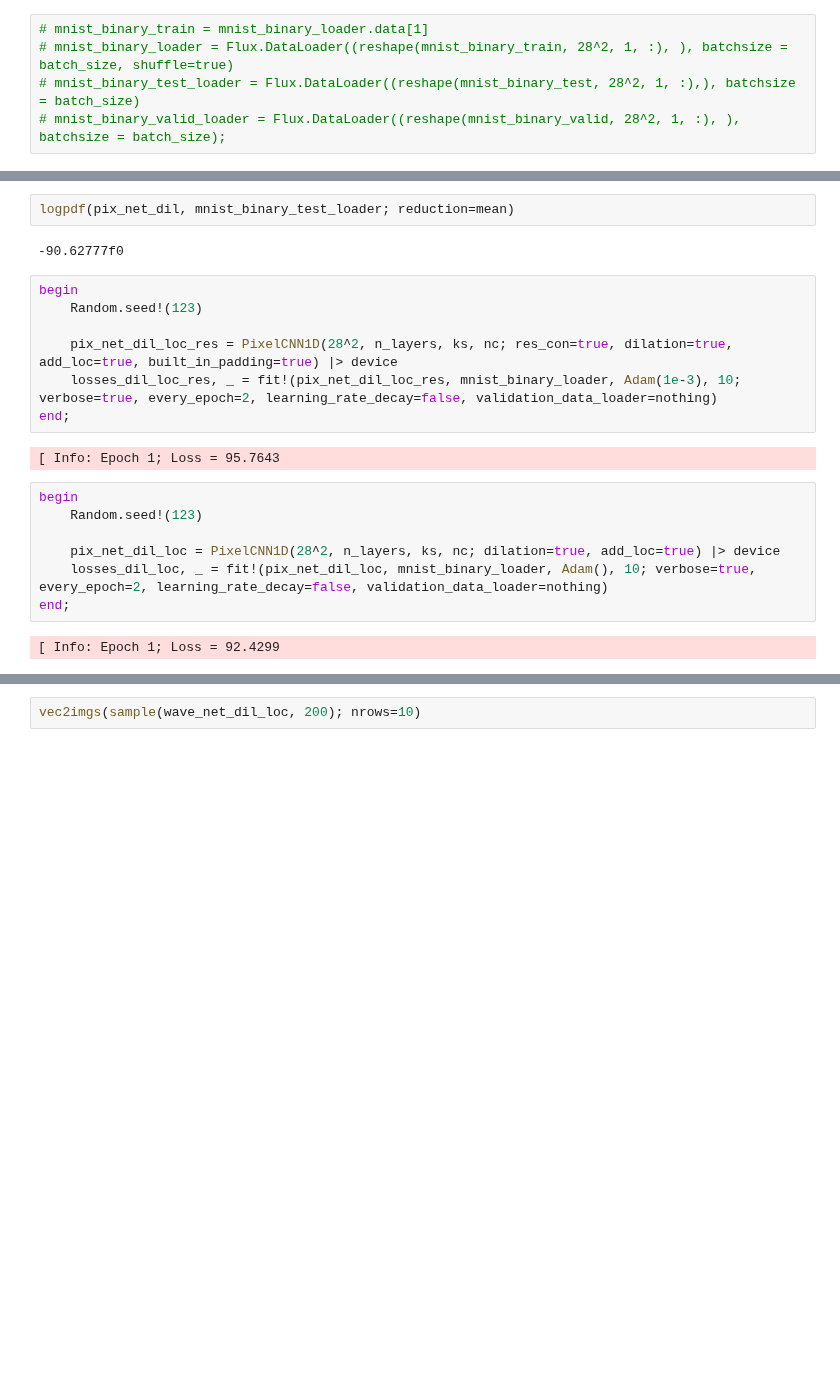
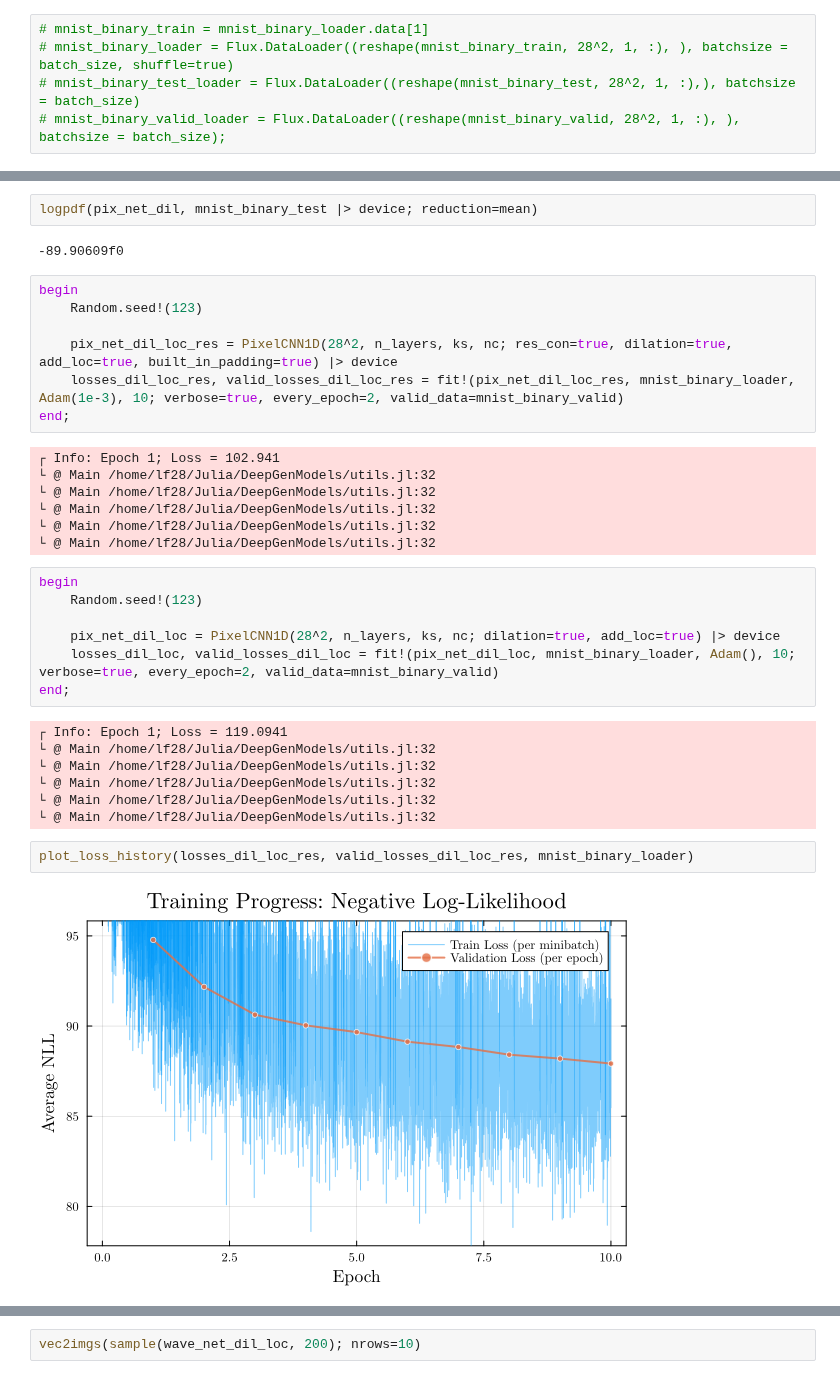
Before and after one commit to lf28/DeepGenModels, a Jupyter notebook: WaveNet.ipynb, the cells around one changed output, grey strips where cells are left out. Saved outputs shown, nothing was run; the diff lists cells and outputs as text; blank space fills up the shorter version.

```diff
--- a/WaveNet.ipynb
+++ b/WaveNet.ipynb
@@ -471,25 +542,39 @@ vec2imgs(sample(pix_net_dil, 100); nrows=10)
 # %%
-logpdf(pix_net_dil, mnist_binary_test_loader; reduction=mean)
+logpdf(pix_net_dil, mnist_binary_test |> device; reduction=mean)
 # %% [output]
--90.62777f0
+-89.90609f0
 # %%
 begin
     Random.seed!(123)
 
     pix_net_dil_loc_res = PixelCNN1D(28^2, n_layers, ks, nc; res_con=true, dilation=true, add_loc=true, built_in_padding=true) |> device
-    losses_dil_loc_res, _ = fit!(pix_net_dil_loc_res, mnist_binary_loader, Adam(1e-3), 10; verbose=true, every_epoch=2, learning_rate_decay=false, validation_data_loader=nothing)
+    losses_dil_loc_res, valid_losses_dil_loc_res = fit!(pix_net_dil_loc_res, mnist_binary_loader, Adam(1e-3), 10; verbose=true, every_epoch=2, valid_data=mnist_binary_valid)
 end;
 # %% [output]
-[ Info: Epoch 1; Loss = 95.7643
+┌ Info: Epoch 1; Loss = 102.941
+└ @ Main /home/lf28/Julia/DeepGenModels/utils.jl:32
+└ @ Main /home/lf28/Julia/DeepGenModels/utils.jl:32
+└ @ Main /home/lf28/Julia/DeepGenModels/utils.jl:32
+└ @ Main /home/lf28/Julia/DeepGenModels/utils.jl:32
+└ @ Main /home/lf28/Julia/DeepGenModels/utils.jl:32
 # %%
 begin
     Random.seed!(123)
 
     pix_net_dil_loc = PixelCNN1D(28^2, n_layers, ks, nc; dilation=true, add_loc=true) |> device
-    losses_dil_loc, _ = fit!(pix_net_dil_loc, mnist_binary_loader, Adam(), 10; verbose=true, every_epoch=2, learning_rate_decay=false, validation_data_loader=nothing)
+    losses_dil_loc, valid_losses_dil_loc = fit!(pix_net_dil_loc, mnist_binary_loader, Adam(), 10; verbose=true, every_epoch=2, valid_data=mnist_binary_valid)
 end;
 # %% [output]
-[ Info: Epoch 1; Loss = 92.4299
+┌ Info: Epoch 1; Loss = 119.0941
+└ @ Main /home/lf28/Julia/DeepGenModels/utils.jl:32
+└ @ Main /home/lf28/Julia/DeepGenModels/utils.jl:32
+└ @ Main /home/lf28/Julia/DeepGenModels/utils.jl:32
+└ @ Main /home/lf28/Julia/DeepGenModels/utils.jl:32
+└ @ Main /home/lf28/Julia/DeepGenModels/utils.jl:32
+# %%
+plot_loss_history(losses_dil_loc_res, valid_losses_dil_loc_res, mnist_binary_loader)
+# %% [output]
+[figure, added]
 # %%
 vec2imgs(sample(pix_net_dil_loc, 200); nrows=10)
 # %% [output]
```
Also changed, not shown: parts of 38 cells of this notebook, 2 other files.
